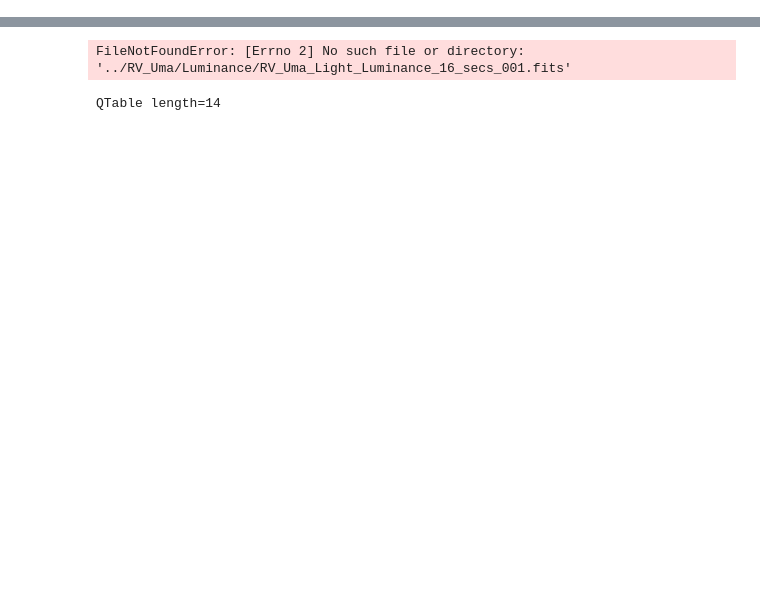
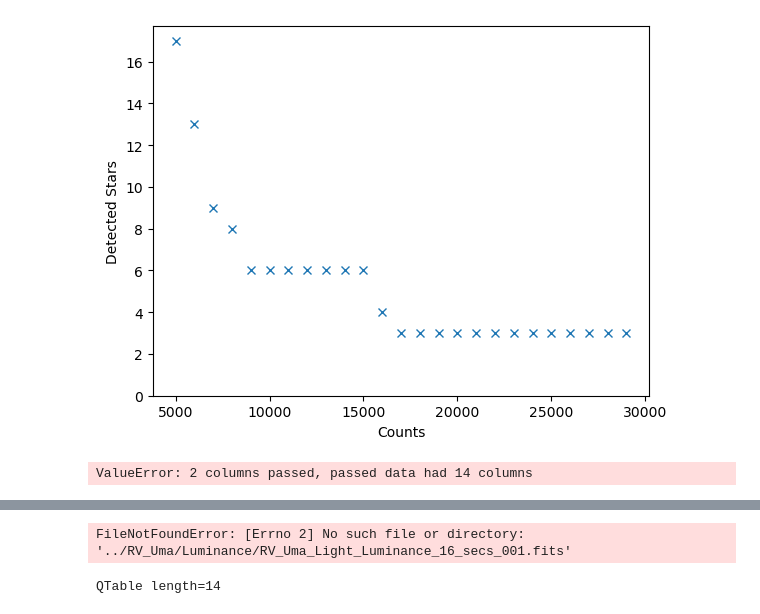
Before and after one commit to npi2015/Mphys-project, a Jupyter notebook: Notebooks/aperturesize.ipynb, the cells around one changed output, grey strips where cells are left out. Saved outputs shown, nothing was run; the diff lists cells and outputs as text; code cells hidden in the pictures; blank space fills up the shorter version.

```diff
--- a/Notebooks/aperturesize.ipynb
+++ b/Notebooks/aperturesize.ipynb
@@ -31,0 +80,12 @@ sources = daofind(test)
+# %%
+plt.plot(values_counts, detected_stars_counts, 'x')
+plt.xlabel('Counts')
+plt.ylabel('Detected Stars')
+plt.ylim(0,)
+plt.savefig('Counts vs Detected Stars')
+# %% [output]
+[figure, added]
+# %%
+aperture, positions = excluding_duplicates(image_trimmer(aperture_photometry_function(test, fwhm = 22, threshold = 20000), test))
+# %% [output]
+ValueError: 2 columns passed, passed data had 14 columns
```
Also changed, not shown: parts of 20 cells of this notebook, 8 other files.
